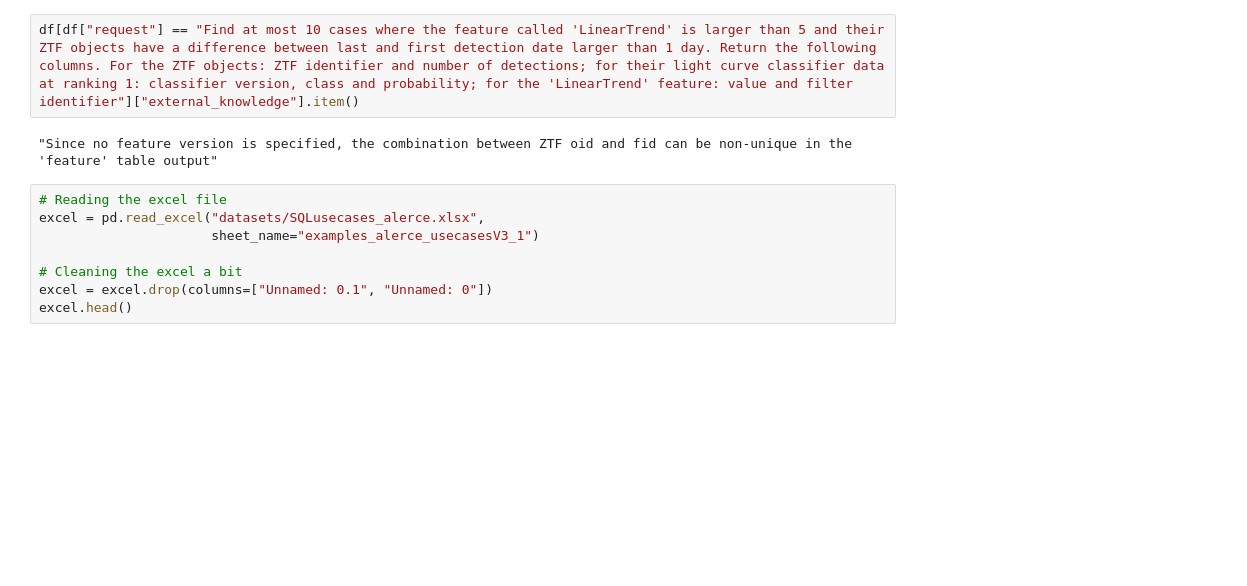
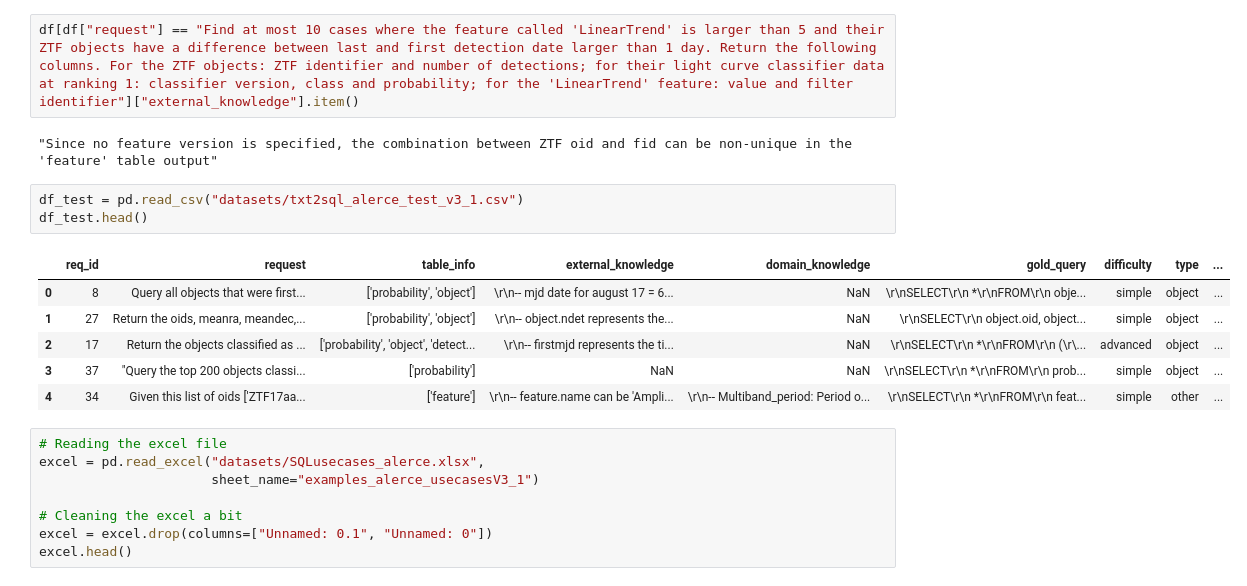
Before and after one commit to SimonSanfeliu/Tesis-Simon-Sanfeliu, a Jupyter notebook: tests.ipynb, the cells around one changed output. Drawn from its saved outputs; the diff is of its cells as text; blank space fills up the shorter version.

```diff
--- a/tests.ipynb
+++ b/tests.ipynb
@@ -18,6 +18,16 @@ df.head()
 df[df["request"] == "Find at most 10 cases where the feature called 'LinearTrend' is larger than 5 and their ZTF objects have a difference between last and first detection date larger than 1 day. Return the following columns. For the ZTF objects: ZTF identifier and number of detections; for their light curve classifier data at ranking 1: classifier version, class and probability; for the 'LinearTrend' feature: value and filter identifier"]["external_knowledge"].item()
 # %% [output]
 "Since no feature version is specified, the combination between ZTF oid and fid can be non-unique in the 'feature' table output"
+# %%
+df_test = pd.read_csv("datasets/txt2sql_alerce_test_v3_1.csv")
+df_test.head()
+# %% [output]
+|  | req_id | request | table_info | external_knowledge | domain_knowledge | gold_query | difficulty | type | ... |
+| 0 | 8 | Query all objects that were first... | ['probability', 'object'] | \r\n-- mjd date for august 17 = 6... | NaN | \r\nSELECT\r\n *\r\nFROM\r\n obje... | simple | object | ... |
+| 1 | 27 | Return the oids, meanra, meandec,... | ['probability', 'object'] | \r\n-- object.ndet represents the... | NaN | \r\nSELECT\r\n object.oid, object... | simple | object | ... |
+| 2 | 17 | Return the objects classified as ... | ['probability', 'object', 'detect... | \r\n-- firstmjd represents the ti... | NaN | \r\nSELECT\r\n *\r\nFROM\r\n (\r\... | advanced | object | ... |
+| 3 | 37 | "Query the top 200 objects classi... | ['probability'] | NaN | NaN | \r\nSELECT\r\n *\r\nFROM\r\n prob... | simple | object | ... |
+| 4 | 34 | Given this list of oids ['ZTF17aa... | ['feature'] | \r\n-- feature.name can be 'Ampli... | \r\n-- Multiband_period: Period o... | \r\nSELECT\r\n *\r\nFROM\r\n feat... | simple | other | ... |
 # %%
 # Reading the excel file
 excel = pd.read_excel("datasets/SQLusecases_alerce.xlsx",
```
Also changed, not shown: parts of 7 cells of this notebook, 5 other files.
